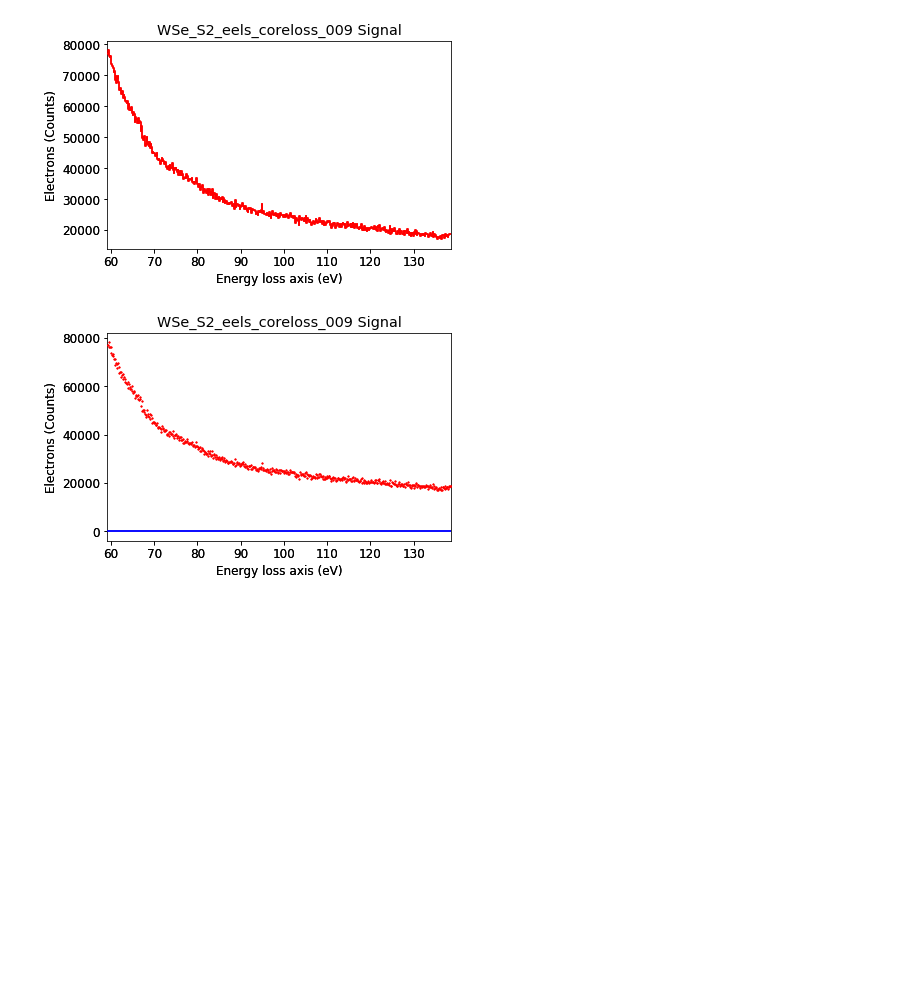
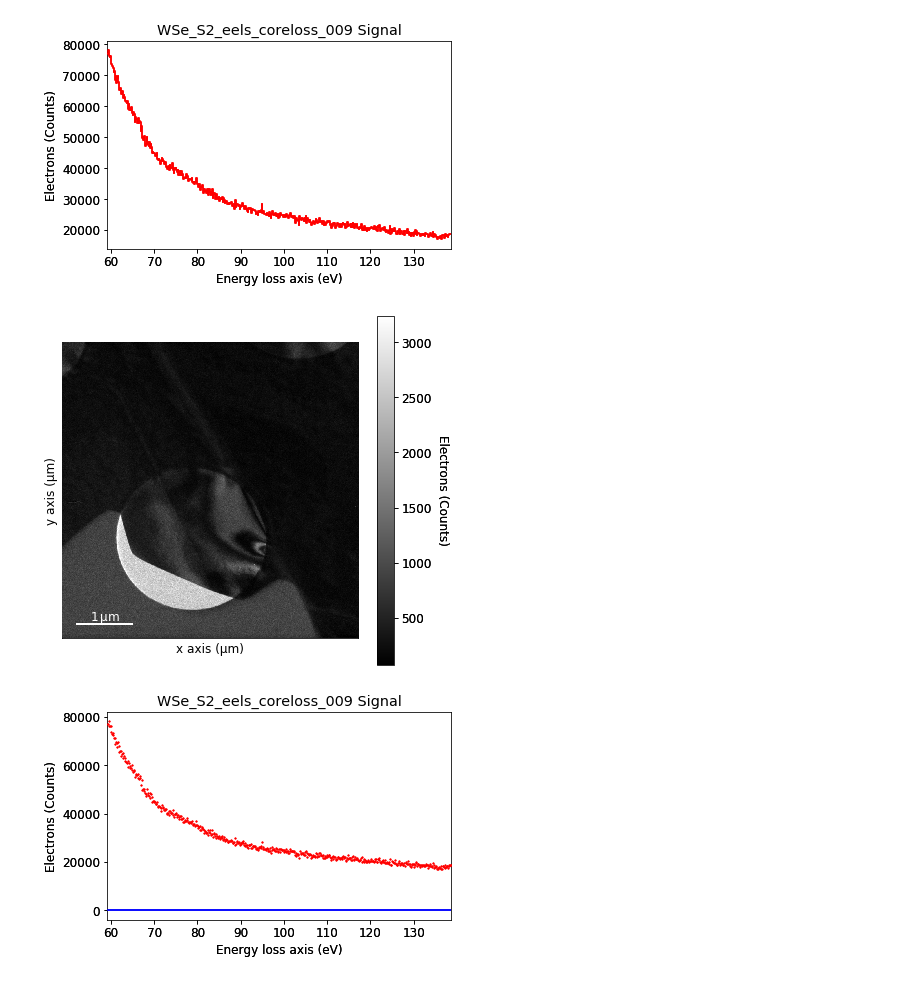
Before and after one commit to Br0Fi/FestSpekt20, a Jupyter notebook: AG-Kohl/scripts/tem.ipynb, the cells around one changed output. Cells and saved outputs as stored; diff of their text form; code cells hidden in the pictures; blank space fills up the shorter version.

```diff
--- a/AG-Kohl/scripts/tem.ipynb
+++ b/AG-Kohl/scripts/tem.ipynb
@@ -64,5 +56,7 @@ tem.ipynb
 # %%
-%cd /home/leonhard/FestSpekt20/AG-Kohl/raw/TEM/20180314_WFP_WSe_S2
+%cd ~/FestSpekt20/AG-Kohl/raw/TEM/20180314_WFP_WSe_S2
+# für andere Systeme anpassen.
+save_loc = "../../../img/"
 # %% [output]
 /home/leonhard/FestSpekt20/AG-Kohl/raw/TEM/20180314_WFP_WSe_S2
 # %%
@@ -107,6 +99,15 @@ WSe_S2_eels_coreloss_009.dm3
 [figure]
 [figure]
 [figure]
+# %%
+bf = hs.load("WSe_S2_bf_001.dm3")
+#bf.metadata.General.title = ""
+#bf.metadata.General.original_filename = ""
+bf.plot()
+plt.gca().set_title("")
+plt.savefig(save_loc + "bf.pdf")
+# %% [output]
+[figure, added]
 # %%
 s = hs.load("WSe_S2_eels_coreloss_009.dm3")
 ll = hs.load("WSe_S2_eels_zeroloss_010.dm3")[0]
```
Also changed, not shown: parts of 5 cells of this notebook, 3 other files.
